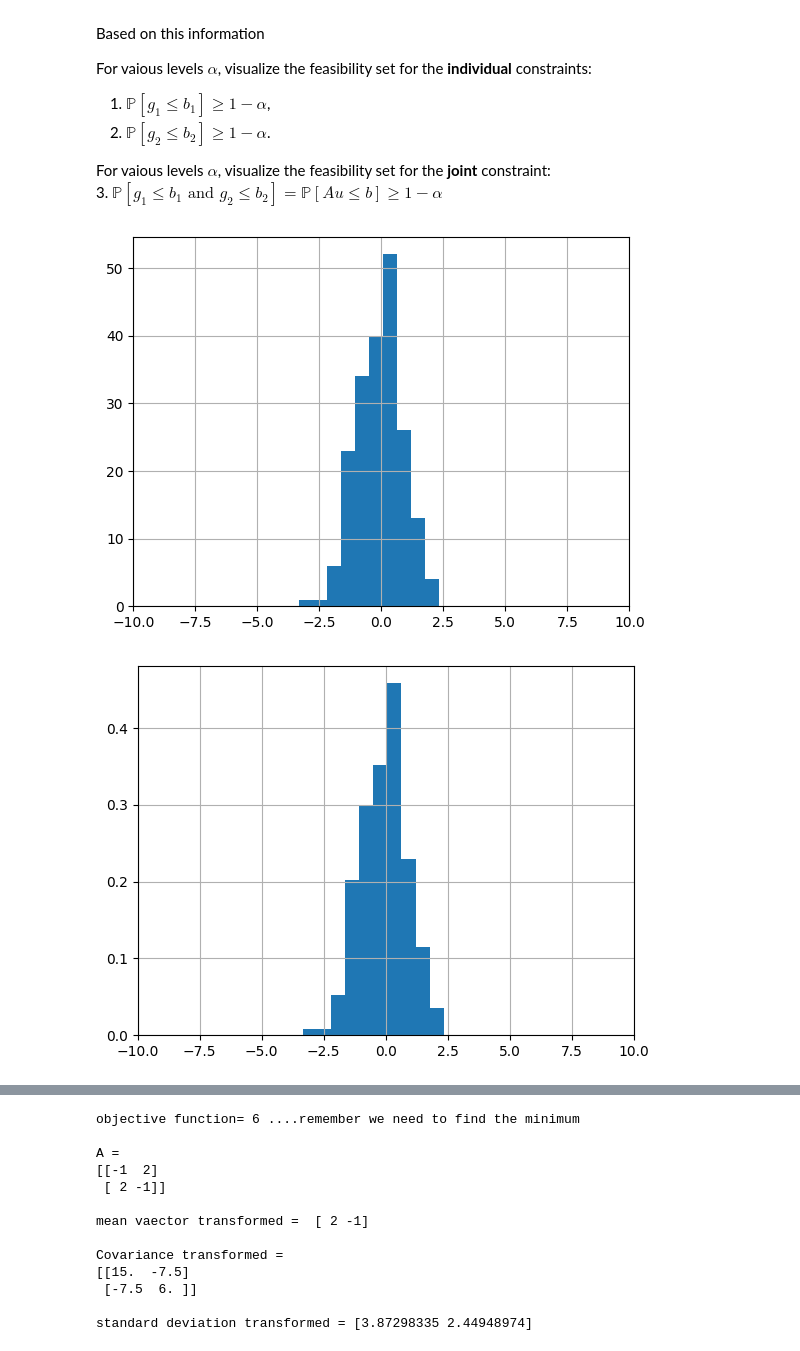
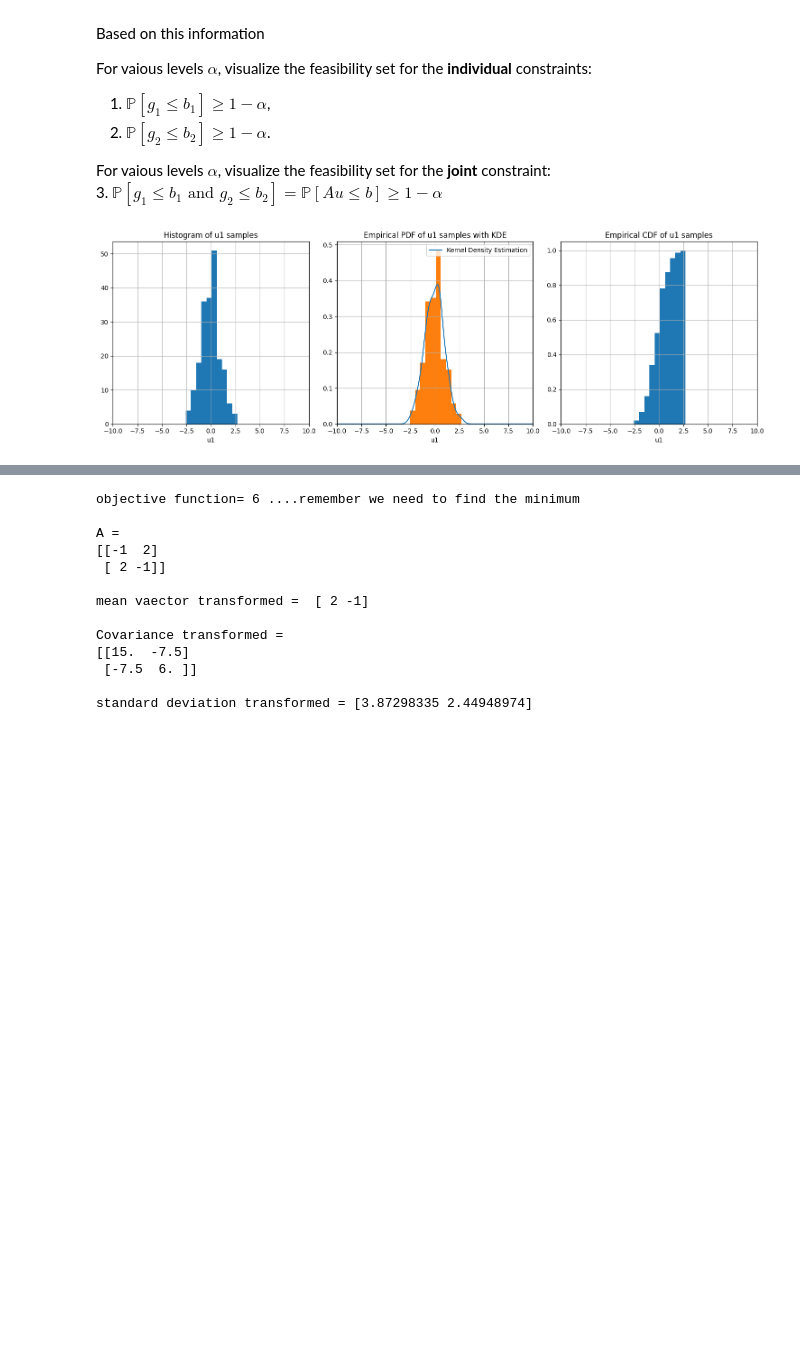
Before and after one commit to supsi-dacd-isaac/TeachDecisionMakingUncertainty, a Jupyter notebook: L04/CCP_feasibility_sets.ipynb, the cells around one changed output, grey strips where cells are left out. Cells and saved outputs as stored; diff of their text form; code cells hidden in the pictures; blank space fills up the shorter version.

```diff
--- a/L04/CCP_feasibility_sets.ipynb
+++ b/L04/CCP_feasibility_sets.ipynb
@@ -87,22 +87,34 @@ pdf_u1u2_joint = multivariate_normal(mean=mu, cov=Sigma)
 # %%
 #@title explore uncertainty model (generate samples from the marginal of u1 and visualize pdf)
 # generate some random samples  and see how the distributions look like
 synthetic_samples_u1 = pdf_u1_marginal.rvs(size=200)   # generate some random samples for u1
+fig, axs = plt.subplots(1, 3, figsize=(15, 5))  # Create a figure with 3 subplots
+axs[0].hist(synthetic_samples_u1)  # visualize histogram
+axs[0].grid()
+axs[0].set_xlabel('u1') # set the plot limits to [-10,+10]
+axs[0].set_xlim([-10,10]) # set the plot limits to [-10,+10]
+axs[0].set_title('Histogram of u1 samples')
 
-plt.hist(synthetic_samples_u1)  # visualize histogram
-plt.grid()
-plt.xlim([-10,10]) # set the plot limits to [-10,+10]
+# Add kernel density estimation
+from scipy.stats import gaussian_kde as kde
+x_grid = np.linspace(-10, 10, 200)
+kde = kde(synthetic_samples_u1)
+axs[1].plot(x_grid, kde(x_grid), label='Kernel Density Estimation')
+axs[1].hist(synthetic_samples_u1, density=True) # visualize empirical PDF
+axs[1].grid()
+axs[1].set_xlabel('u1') # set the plot limits to [-10,+10]
+axs[1].set_xlim([-10,10]) # set the plot limits to [-10,+10]
+axs[1].set_title('Empirical PDF of u1 samples with KDE')
+axs[1].legend()
+
+# Add CDF
+axs[2].hist(synthetic_samples_u1, density=True, cumulative=True) # visualize empirical CDF
+axs[2].grid()
+axs[2].set_xlabel('u1') # set the plot limits to [-10,+10]
+axs[2].set_xlim([-10,10]) # set the plot limits to [-10,+10]
+axs[2].set_title('Empirical CDF of u1 samples')
+
+plt.tight_layout()
 plt.show()
-
-plt.hist(synthetic_samples_u1, density=True) # visualize empirical PDF
-plt.grid()
-plt.xlim([-10,10]) # set the plot limits to [-10,+10]
-plt.show()
-
-plt.hist(synthetic_samples_u1, density=True, cumulative=True) # visualize empirical CDF
-plt.grid()
-plt.xlim([-10,10]) # set the plot limits to [-10,+10]
-plt.show()
 # %% [output]
-[figure, old version]
+[figure, new version]
-[figure, removed]
```
Also changed, not shown: parts of 13 cells of this notebook.
